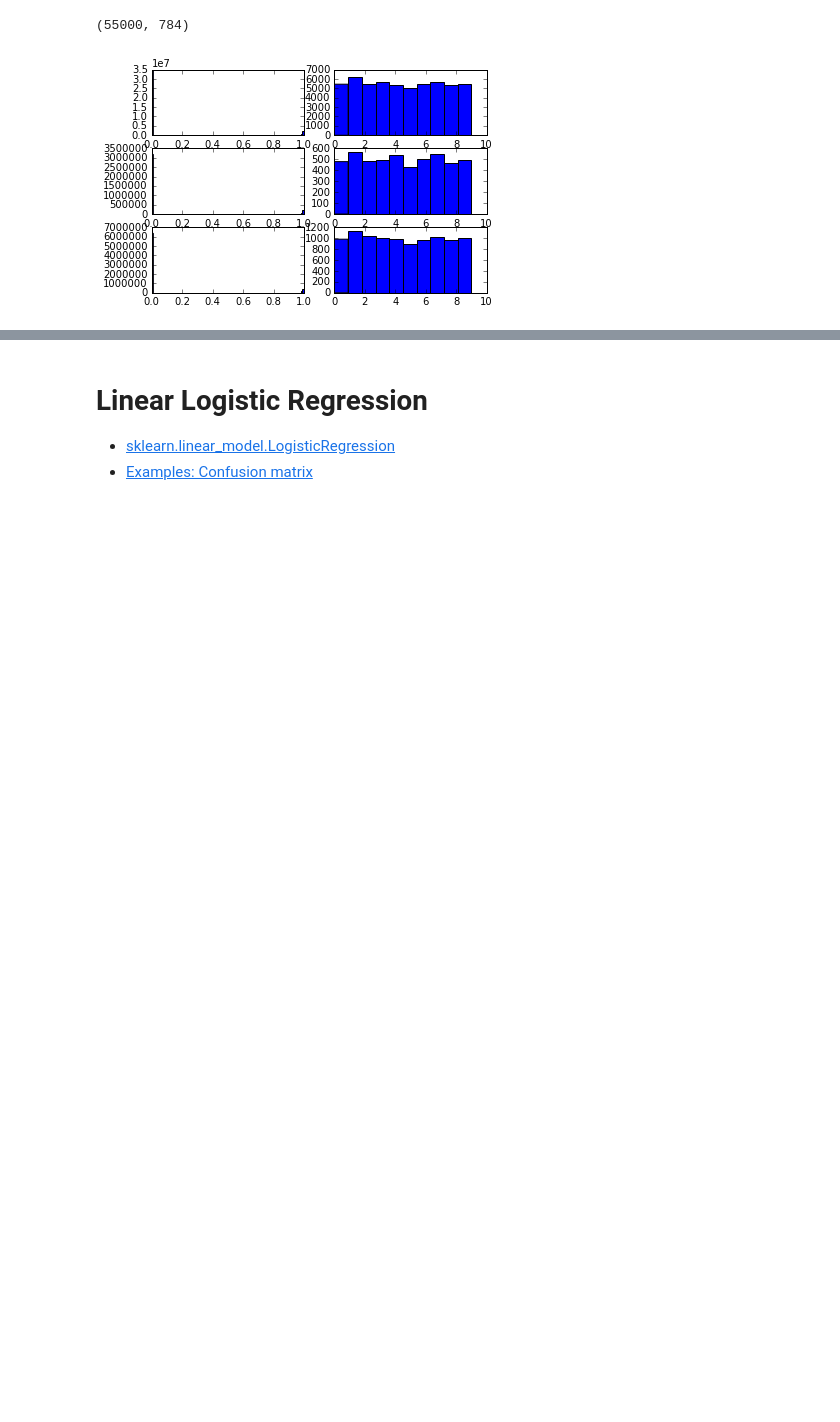
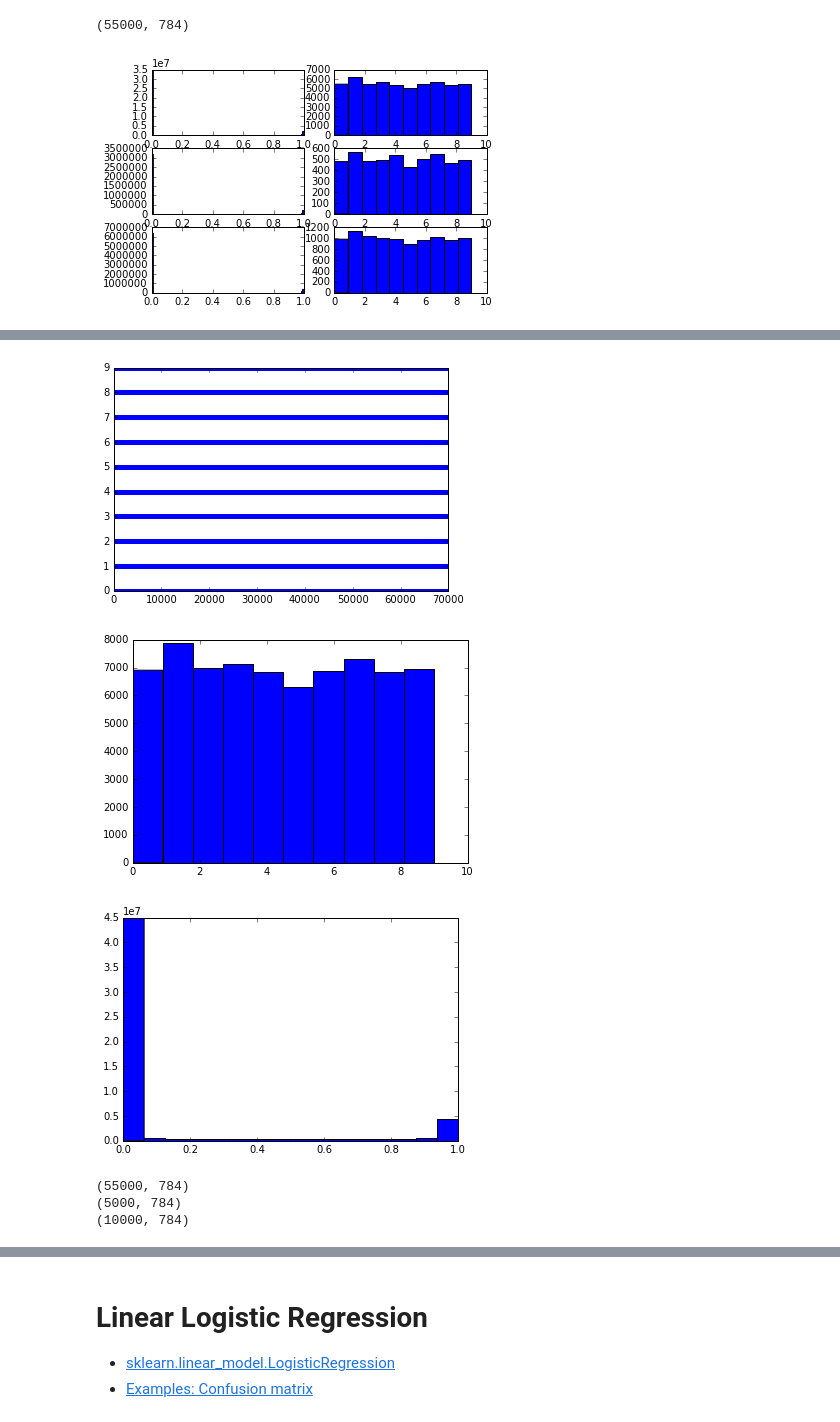
Before and after one commit to yunabe/codelab, a Jupyter notebook: python/notebook/sklearn_mnist.ipynb, the cells around one changed output, grey strips where cells are left out. Drawn from its saved outputs; the diff is of its cells as text; code cells hidden in the pictures; blank space fills up the shorter version.

```diff
--- a/python/notebook/sklearn_mnist.ipynb
+++ b/python/notebook/sklearn_mnist.ipynb
@@ -41,0 +69,43 @@ for i, source in enumerate(['train', 'validation', 'test']):
+# %%
+# Shuffle data
+perm = np.arange(raw.data.shape[0])
+np.random.shuffle(perm)
+
+shuffled = collections.namedtuple('shuffled', ['data', 'target'])(
+    raw.data[perm] / np.float32(raw.data.max()), raw.target[perm]
+)
+# %%
+plt.plot(np.arange(shuffled.target.shape[0]), shuffled.target, '.')
+plt.show()
+plt.hist(shuffled.target)
+plt.show()
+plt.hist(shuffled.data.ravel(), bins=16)
+plt.show()
+# %% [output]
+[figure, added]
+[figure, added]
+[figure, added]
+# %%
+DataSet = collections.namedtuple('SklearnMnistDataset', ['images', 'labels'])
+
+consumed = 0
+def consume_dataset(size):
+    global consumed
+    if size > 0:
+        assert size + consumed <= shuffled.data.shape[0]
+        ds = DataSet(shuffled.data[consumed:consumed+size], shuffled.target[consumed:consumed+size])
+        consumed += size
+        return ds
+    assert consumed < shuffled.data.shape[0]
+    return DataSet(shuffled.data[consumed:], shuffled.target[consumed:])
+
+sklearn_mnist = collections.namedtuple('SklearnMnist', ['train', 'validation', 'test'])(
+    consume_dataset(55 * 1000), consume_dataset(5000), consume_dataset(-1)
+)
+print sklearn_mnist.train.images.shape
+print sklearn_mnist.validation.images.shape
+print sklearn_mnist.test.images.shape
+# %% [output]
+(55000, 784)
+(5000, 784)
+(10000, 784)
```
Also changed, not shown: parts of 14 cells of this notebook.
